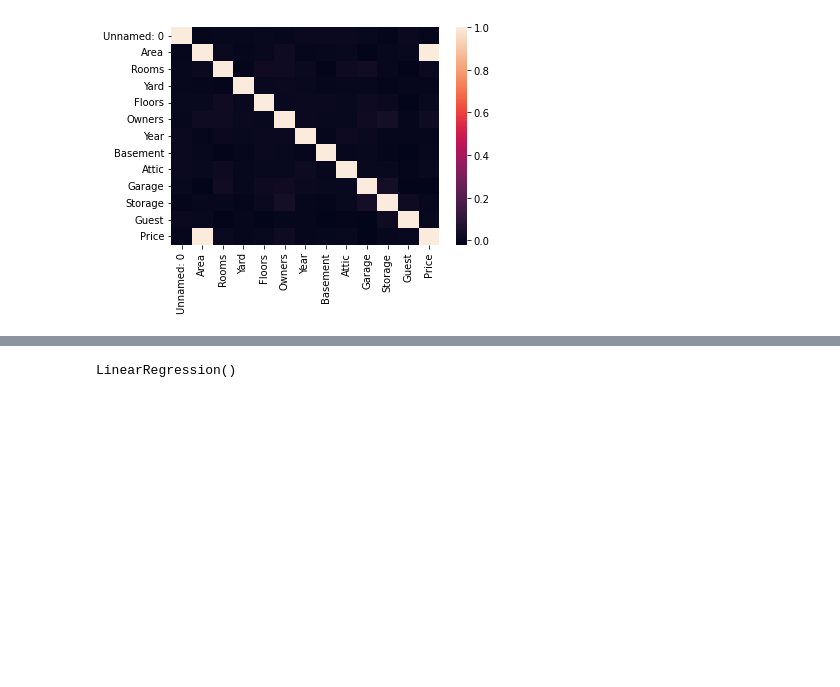
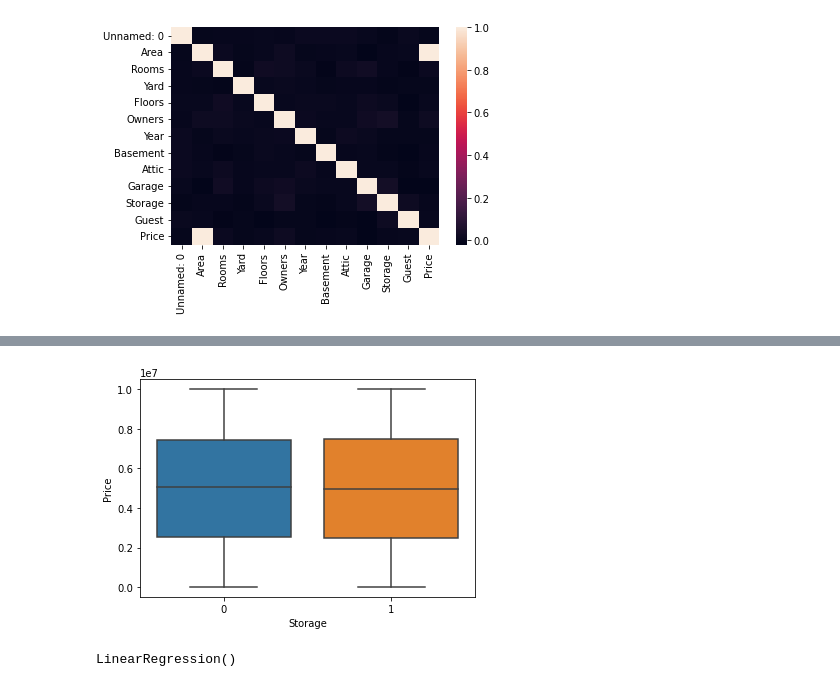
Before and after one commit to Imran-Sarkar-Sabbir/Data-Science-Assignment, a Jupyter notebook: Assignment data files/assess -3 final.ipynb, the cells around one changed output, grey strips where cells are left out. Cells and saved outputs as stored; diff of their text form; code cells hidden in the pictures; blank space fills up the shorter version.

```diff
--- a/Assignment data files/assess -3 final.ipynb
+++ b/Assignment data files/assess -3 final.ipynb
@@ -77,3 +93,9 @@ sns.heatmap(data.corr())
+# %%
+
+sns.boxplot(y='Price', x='Storage', data=data)
+plt.show()
+# %% [output]
+[figure, added]
 # %%
 X = data[["Area", "Rooms", "Floors", "Year", "Basement", "Attic", "Garage", "Storage"]]
 Y = data['Price']
```
Also changed, not shown: parts of 4 cells of this notebook.
